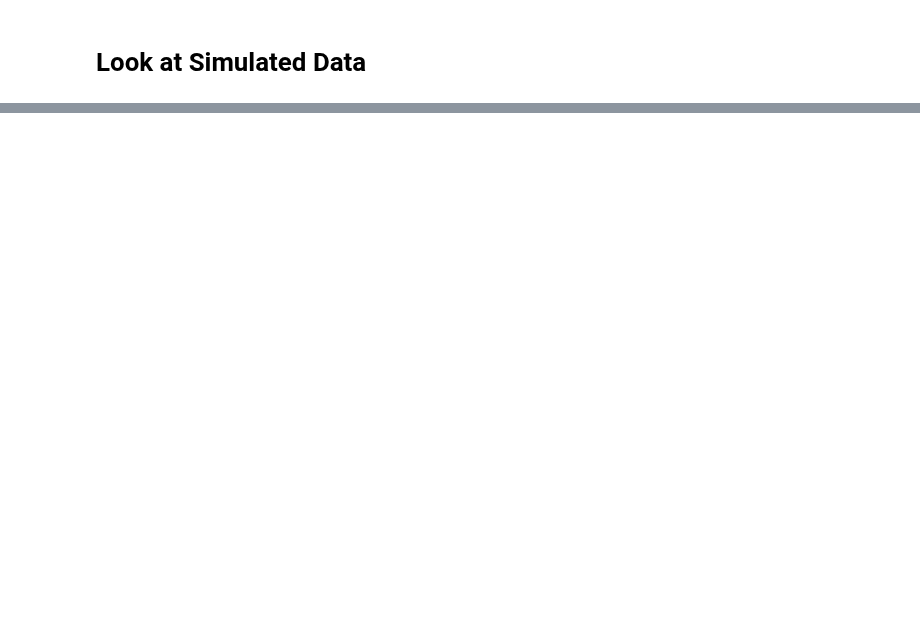
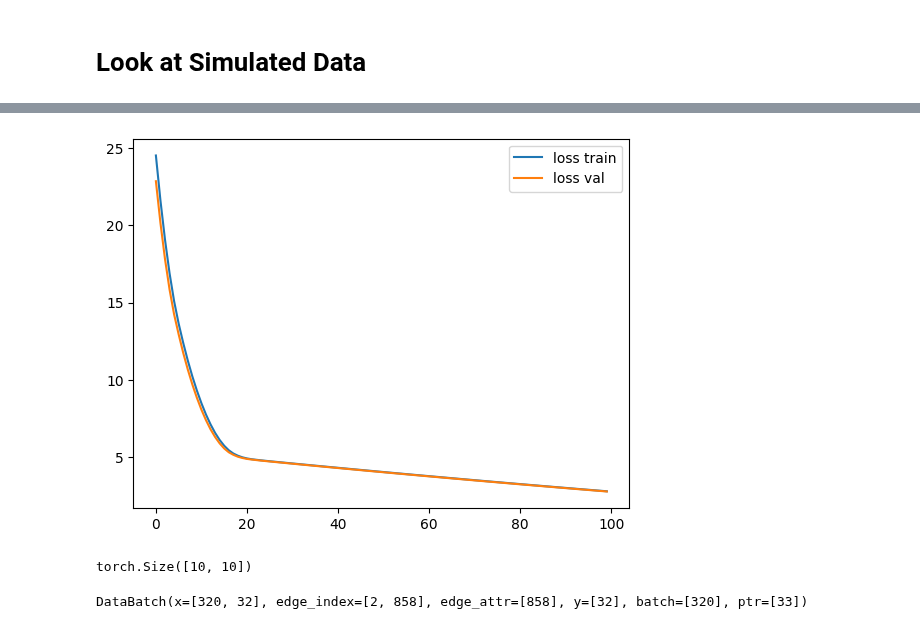
Before and after one commit to czi-ai/reg-net-llm, a Jupyter notebook: notebooks/test_GNNs.ipynb, the cells around one changed output, grey strips where cells are left out. Cells and saved outputs as stored; diff of their text form; code cells hidden in the pictures; blank space fills up the shorter version.

```diff
--- a/notebooks/test_GNNs.ipynb
+++ b/notebooks/test_GNNs.ipynb
@@ -68,0 +111,16 @@ plt.show()
+# %%
+gnn_config = GNNConfig()
+gnn_config.num_nodes = batch_size * nnodes
+gnn_config.input_dim = 32
+gnn_config.hidden_dims = (128, 64)
+gnn_config.conv_dim = 64
+gnn_config.out_dim = nclass
+# %%
+train_config = TrainerConfig()
+train_config.lr = 1e-3
+train_config.num_epochs = 100
+train_config.max_grad = 20.0
+train_config.weight_decay = 1e-4
+train_config.alpha = 0.001
+train_config.verbose = True
+train_config.lambda_l1 = 0.01
@@ -68,0 +129,2 @@ plt.show()
+# %%
+trainer = GNN_Trainer(train_loader, val_loader, gnn_config, train_config)
@@ -68,0 +135,2 @@ plt.show()
+# %%
+model, A, H, Attn, loss_train, loss_val = trainer.train_loop()
@@ -68,0 +155,7 @@ plt.show()
+# %%
+plt.plot(np.clip(loss_train, None, loss_train[0]), label='loss train')
+plt.plot(np.clip(loss_val, None, loss_val[0]), label='loss val')
+plt.legend()
+plt.show()
+# %% [output]
+[figure, added]
@@ -68,0 +168,7 @@ plt.show()
+# %%
+graph_id = 2
+data_one_graph = data_list[graph_id]
+learned_graph = A[0][(10*graph_id) : (10+10*graph_id), (10*graph_id) : (10+10*graph_id)]
+learned_graph.shape
+# %% [output]
+torch.Size([10, 10])
@@ -68,0 +179,4 @@ plt.show()
+# %%
+data
+# %% [output]
+DataBatch(x=[320, 32], edge_index=[2, 858], edge_attr=[858], y=[32], batch=[320], ptr=[33])
```
Also changed, not shown: parts of 27 cells of this notebook, 4 other files.
